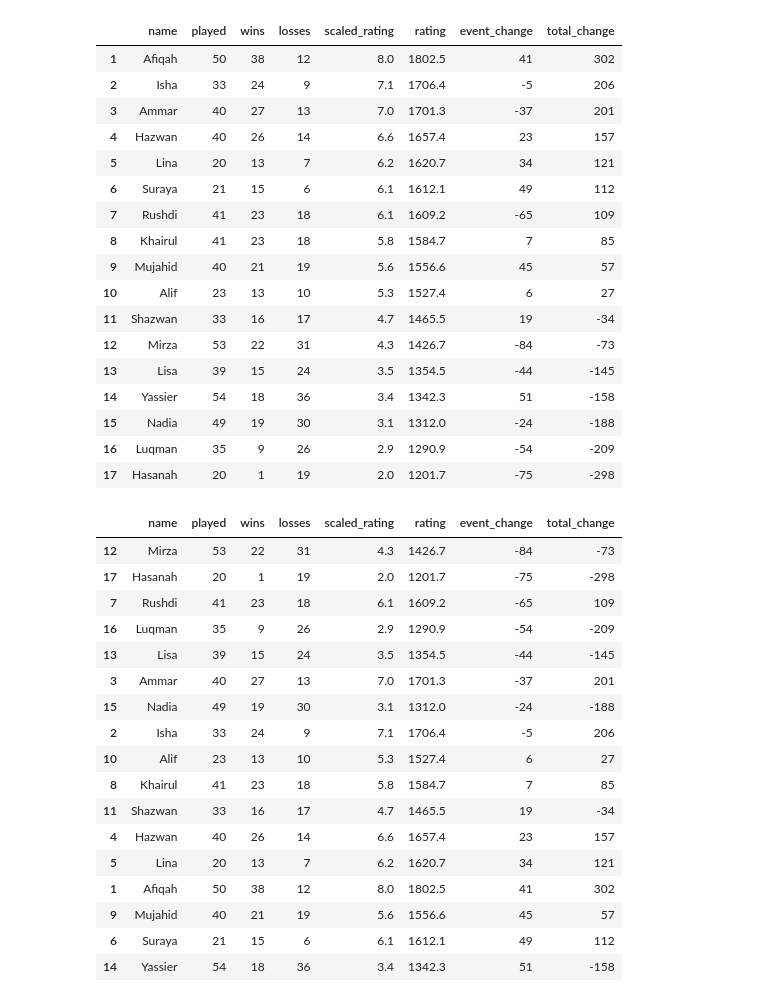
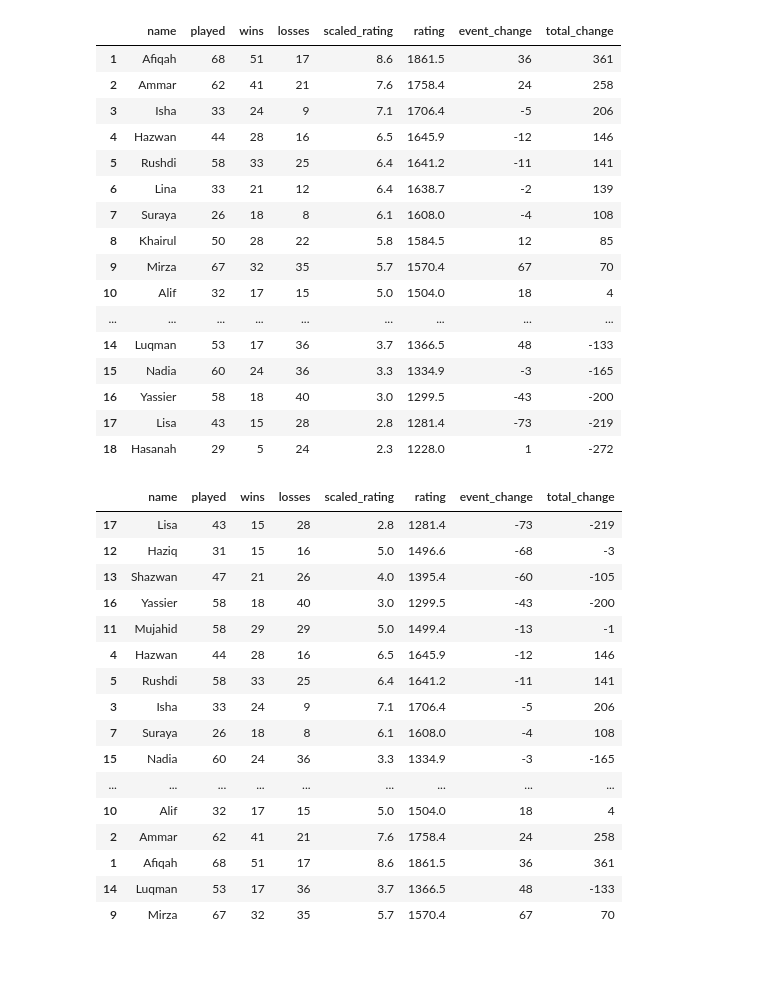
Before and after one commit to BadgerMinton/badgerminton-pipeline, a Jupyter notebook: colocate.ipynb, the cells around one changed output. Drawn from its saved outputs; the diff is of its cells as text; code cells hidden in the pictures; blank space fills up the shorter version.

```diff
--- a/colocate.ipynb
+++ b/colocate.ipynb
@@ -1,56 +1,54 @@
 # %%
 import pandas as pd
 
 df = pd.read_csv(
-    "https://raw.githubusercontent.com/BadgerMinton/badgerminton-data/refs/heads/main/elo-scores/2024-12-12_elo_scores.csv"
+    "https://raw.githubusercontent.com/BadgerMinton/badgerminton-data/refs/heads/main/elo-scores/2025-01-23_elo_scores.csv"
 )
 
 result_df = df[df["played"] >= 20].reset_index(drop=True)
 result_df.index = pd.RangeIndex(start=1, stop=len(result_df) + 1)
 
 display(result_df)
 # Filter based on min 20 games played
-# 12 December 2024
+# 23 January 2025
 # %% [output]
 |  | name | played | wins | losses | scaled_rating | rating | event_change | total_change |
-| 1 | Afiqah | 50 | 38 | 12 | 8.0 | 1802.5 | 41 | 302 |
-| 2 | Isha | 33 | 24 | 9 | 7.1 | 1706.4 | -5 | 206 |
-| 3 | Ammar | 40 | 27 | 13 | 7.0 | 1701.3 | -37 | 201 |
-| 4 | Hazwan | 40 | 26 | 14 | 6.6 | 1657.4 | 23 | 157 |
-| 5 | Lina | 20 | 13 | 7 | 6.2 | 1620.7 | 34 | 121 |
-| 6 | Suraya | 21 | 15 | 6 | 6.1 | 1612.1 | 49 | 112 |
-| 7 | Rushdi | 41 | 23 | 18 | 6.1 | 1609.2 | -65 | 109 |
-| 8 | Khairul | 41 | 23 | 18 | 5.8 | 1584.7 | 7 | 85 |
-| 9 | Mujahid | 40 | 21 | 19 | 5.6 | 1556.6 | 45 | 57 |
-| 10 | Alif | 23 | 13 | 10 | 5.3 | 1527.4 | 6 | 27 |
-| 11 | Shazwan | 33 | 16 | 17 | 4.7 | 1465.5 | 19 | -34 |
-| 12 | Mirza | 53 | 22 | 31 | 4.3 | 1426.7 | -84 | -73 |
-| 13 | Lisa | 39 | 15 | 24 | 3.5 | 1354.5 | -44 | -145 |
-| 14 | Yassier | 54 | 18 | 36 | 3.4 | 1342.3 | 51 | -158 |
-| 15 | Nadia | 49 | 19 | 30 | 3.1 | 1312.0 | -24 | -188 |
-| 16 | Luqman | 35 | 9 | 26 | 2.9 | 1290.9 | -54 | -209 |
-| 17 | Hasanah | 20 | 1 | 19 | 2.0 | 1201.7 | -75 | -298 |
+| 1 | Afiqah | 68 | 51 | 17 | 8.6 | 1861.5 | 36 | 361 |
+| 2 | Ammar | 62 | 41 | 21 | 7.6 | 1758.4 | 24 | 258 |
+| 3 | Isha | 33 | 24 | 9 | 7.1 | 1706.4 | -5 | 206 |
+| 4 | Hazwan | 44 | 28 | 16 | 6.5 | 1645.9 | -12 | 146 |
+| 5 | Rushdi | 58 | 33 | 25 | 6.4 | 1641.2 | -11 | 141 |
+| 6 | Lina | 33 | 21 | 12 | 6.4 | 1638.7 | -2 | 139 |
+| 7 | Suraya | 26 | 18 | 8 | 6.1 | 1608.0 | -4 | 108 |
+| 8 | Khairul | 50 | 28 | 22 | 5.8 | 1584.5 | 12 | 85 |
+| 9 | Mirza | 67 | 32 | 35 | 5.7 | 1570.4 | 67 | 70 |
+| 10 | Alif | 32 | 17 | 15 | 5.0 | 1504.0 | 18 | 4 |
+| ... | ... | ... | ... | ... | ... | ... | ... | ... |
+| 14 | Luqman | 53 | 17 | 36 | 3.7 | 1366.5 | 48 | -133 |
+| 15 | Nadia | 60 | 24 | 36 | 3.3 | 1334.9 | -3 | -165 |
+| 16 | Yassier | 58 | 18 | 40 | 3.0 | 1299.5 | -43 | -200 |
+| 17 | Lisa | 43 | 15 | 28 | 2.8 | 1281.4 | -73 | -219 |
+| 18 | Hasanah | 29 | 5 | 24 | 2.3 | 1228.0 | 1 | -272 |
 # %%
 result_df.sort_values(by=["event_change"])
 # %% [output]
 |  | name | played | wins | losses | scaled_rating | rating | event_change | total_change |
-| 12 | Mirza | 53 | 22 | 31 | 4.3 | 1426.7 | -84 | -73 |
-| 17 | Hasanah | 20 | 1 | 19 | 2.0 | 1201.7 | -75 | -298 |
-| 7 | Rushdi | 41 | 23 | 18 | 6.1 | 1609.2 | -65 | 109 |
-| 16 | Luqman | 35 | 9 | 26 | 2.9 | 1290.9 | -54 | -209 |
-| 13 | Lisa | 39 | 15 | 24 | 3.5 | 1354.5 | -44 | -145 |
-| 3 | Ammar | 40 | 27 | 13 | 7.0 | 1701.3 | -37 | 201 |
-| 15 | Nadia | 49 | 19 | 30 | 3.1 | 1312.0 | -24 | -188 |
-| 2 | Isha | 33 | 24 | 9 | 7.1 | 1706.4 | -5 | 206 |
-| 10 | Alif | 23 | 13 | 10 | 5.3 | 1527.4 | 6 | 27 |
-| 8 | Khairul | 41 | 23 | 18 | 5.8 | 1584.7 | 7 | 85 |
-| 11 | Shazwan | 33 | 16 | 17 | 4.7 | 1465.5 | 19 | -34 |
-| 4 | Hazwan | 40 | 26 | 14 | 6.6 | 1657.4 | 23 | 157 |
-| 5 | Lina | 20 | 13 | 7 | 6.2 | 1620.7 | 34 | 121 |
-| 1 | Afiqah | 50 | 38 | 12 | 8.0 | 1802.5 | 41 | 302 |
-| 9 | Mujahid | 40 | 21 | 19 | 5.6 | 1556.6 | 45 | 57 |
-| 6 | Suraya | 21 | 15 | 6 | 6.1 | 1612.1 | 49 | 112 |
-| 14 | Yassier | 54 | 18 | 36 | 3.4 | 1342.3 | 51 | -158 |
+| 17 | Lisa | 43 | 15 | 28 | 2.8 | 1281.4 | -73 | -219 |
+| 12 | Haziq | 31 | 15 | 16 | 5.0 | 1496.6 | -68 | -3 |
+| 13 | Shazwan | 47 | 21 | 26 | 4.0 | 1395.4 | -60 | -105 |
+| 16 | Yassier | 58 | 18 | 40 | 3.0 | 1299.5 | -43 | -200 |
+| 11 | Mujahid | 58 | 29 | 29 | 5.0 | 1499.4 | -13 | -1 |
+| 4 | Hazwan | 44 | 28 | 16 | 6.5 | 1645.9 | -12 | 146 |
+| 5 | Rushdi | 58 | 33 | 25 | 6.4 | 1641.2 | -11 | 141 |
+| 3 | Isha | 33 | 24 | 9 | 7.1 | 1706.4 | -5 | 206 |
+| 7 | Suraya | 26 | 18 | 8 | 6.1 | 1608.0 | -4 | 108 |
+| 15 | Nadia | 60 | 24 | 36 | 3.3 | 1334.9 | -3 | -165 |
+| ... | ... | ... | ... | ... | ... | ... | ... | ... |
+| 10 | Alif | 32 | 17 | 15 | 5.0 | 1504.0 | 18 | 4 |
+| 2 | Ammar | 62 | 41 | 21 | 7.6 | 1758.4 | 24 | 258 |
+| 1 | Afiqah | 68 | 51 | 17 | 8.6 | 1861.5 | 36 | 361 |
+| 14 | Luqman | 53 | 17 | 36 | 3.7 | 1366.5 | 48 | -133 |
+| 9 | Mirza | 67 | 32 | 35 | 5.7 | 1570.4 | 67 | 70 |
 # %%
 df.index = pd.RangeIndex(start=1, stop=len(df) + 1)
 display(df)
```
Also changed, not shown: parts of 2 cells of this notebook, 2 other files.
